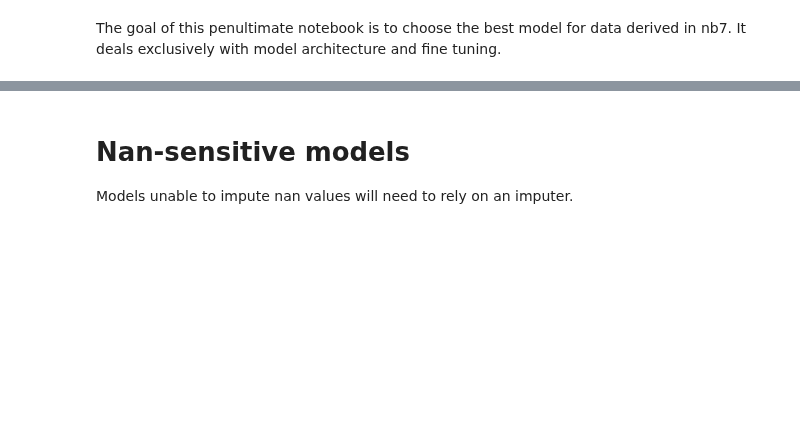
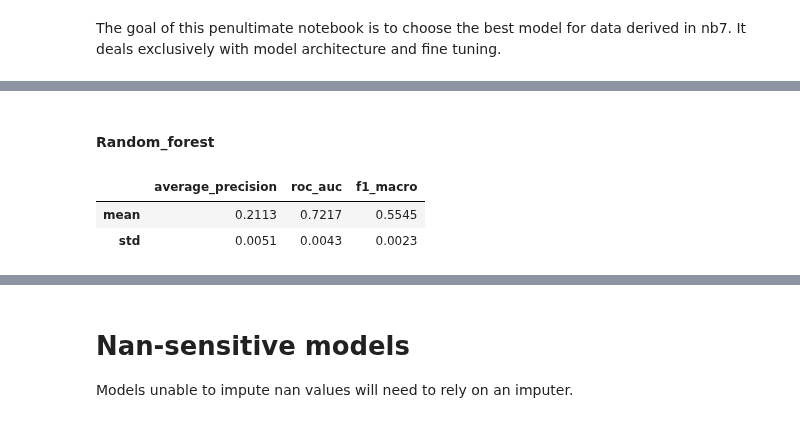
Before and after one commit to Sauciu1/defaulting-risk, a Jupyter notebook: notebooks/nb8_model_tuning.ipynb, the cells around one changed output, grey strips where cells are left out. Drawn from its saved outputs; the diff is of its cells as text; code cells hidden in the pictures; blank space fills up the shorter version.

```diff
--- a/notebooks/nb8_model_tuning.ipynb
+++ b/notebooks/nb8_model_tuning.ipynb
@@ -37,0 +73,9 @@ memory usage: 779.1+ MB
+# %% [markdown]
+#### Random_forest
+# %%
+val_model(LGBMClassifier(boosting_type='rf', verbose=-1,
+        bagging_fraction=0.2, bagging_freq=5))
+# %% [output]
+|  | average_precision | roc_auc | f1_macro |
+| mean | 0.2113 | 0.7217 | 0.5545 |
+| std | 0.0051 | 0.0043 | 0.0023 |
```
Also changed, not shown: parts of 21 cells of this notebook, 7 other files.
